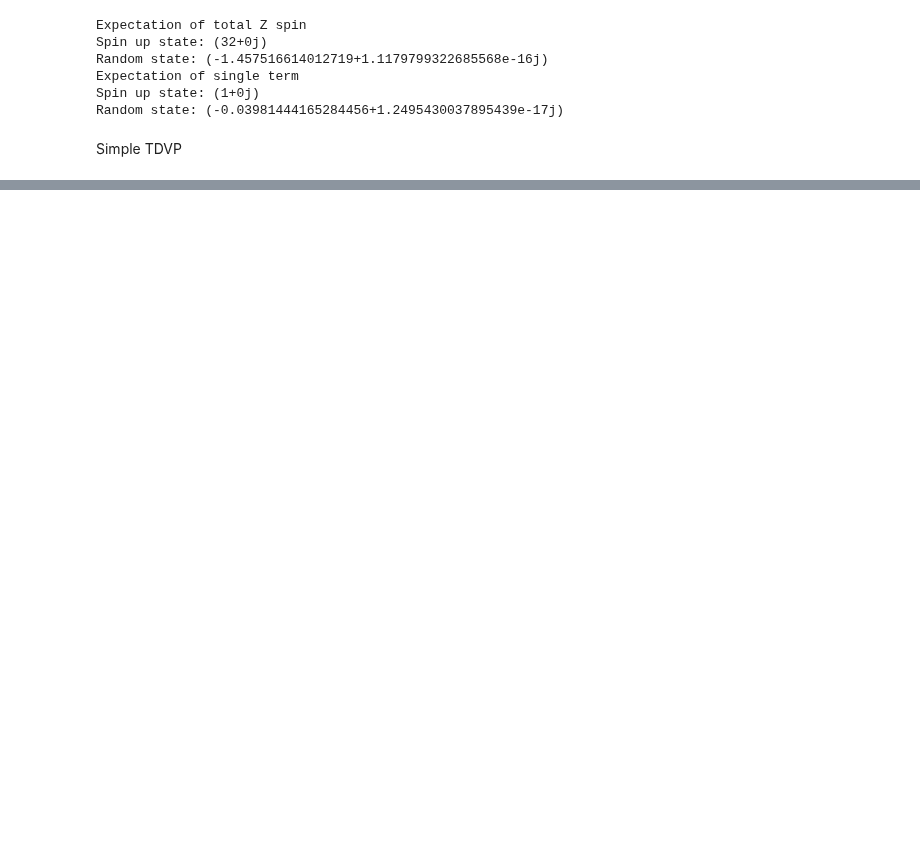
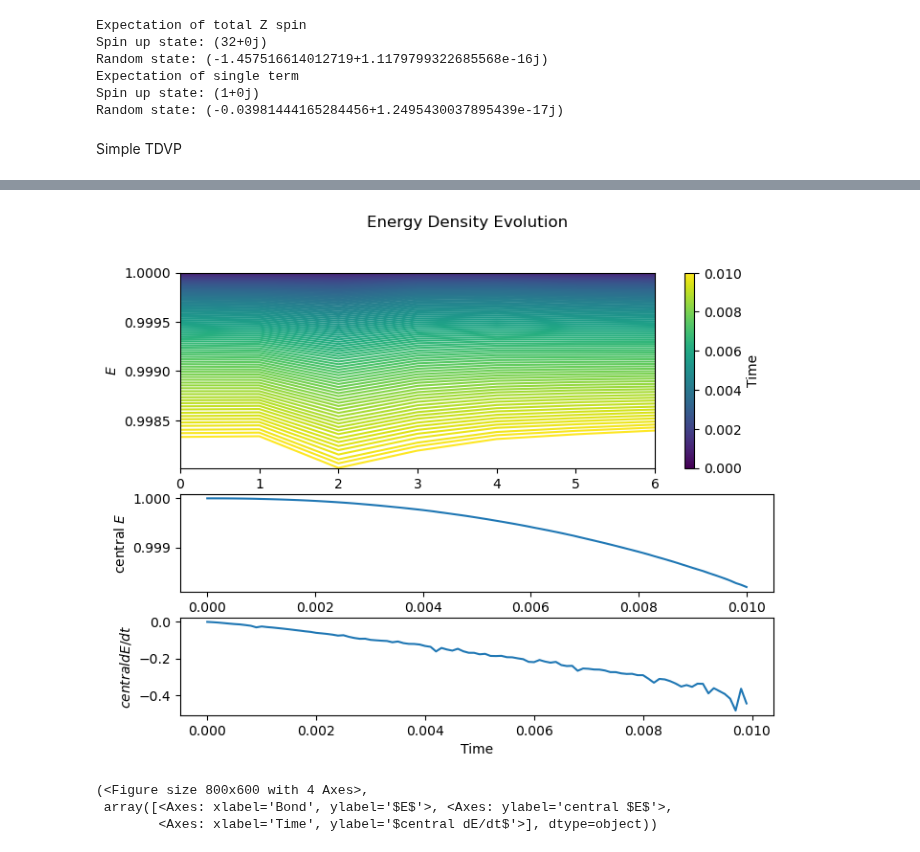
Before and after one commit to OscarCharlieST/quantum-tensor, a Jupyter notebook: active.ipynb, the cells around one changed output, grey strips where cells are left out. Drawn from its saved outputs; the diff is of its cells as text; code cells hidden in the pictures; blank space fills up the shorter version.

```diff
--- a/active.ipynb
+++ b/active.ipynb
@@ -45,0 +72,9 @@ Simple TDVP
+# %%
+import qtensor.visualise as vis
+
+vis.plot_energy_density_evolution(state_hist, ops.extensive_as_terms(H_z).values())
+# %% [output]
+[figure, added]
+(<Figure size 800x600 with 4 Axes>,
+ array([<Axes: xlabel='Bond', ylabel='$E$'>, <Axes: ylabel='central $E$'>,
+        <Axes: xlabel='Time', ylabel='$central dE/dt$'>], dtype=object))
```
Also changed, not shown: parts of 6 cells of this notebook, 3 other files.
